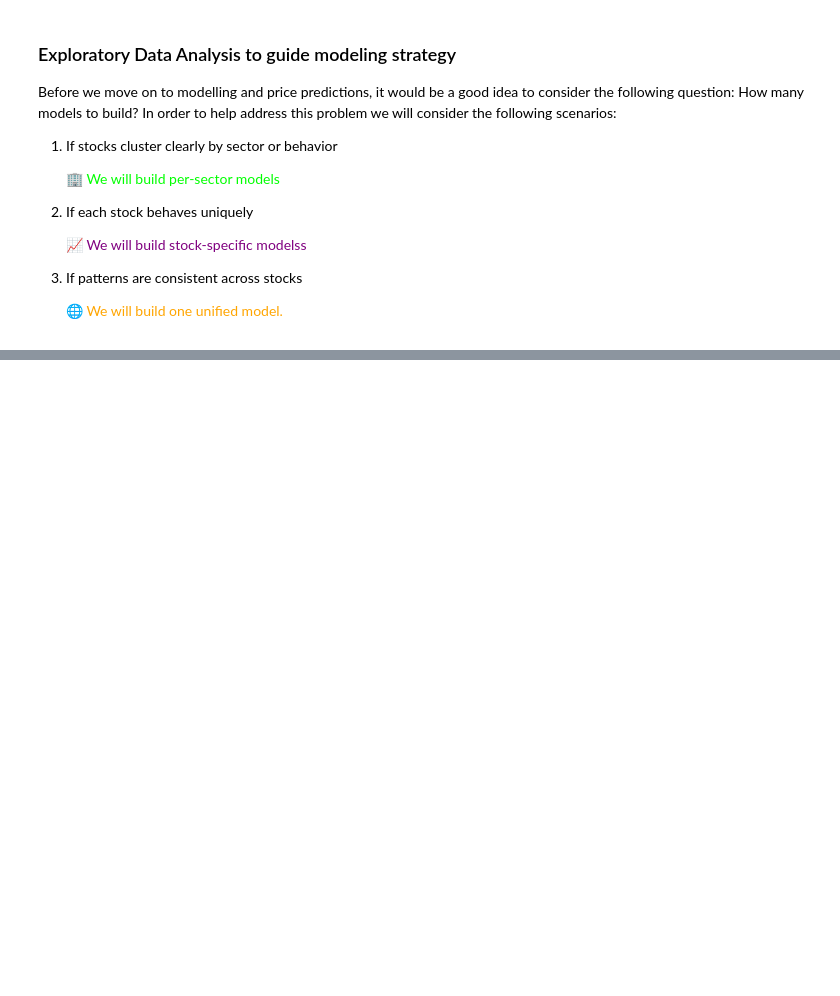
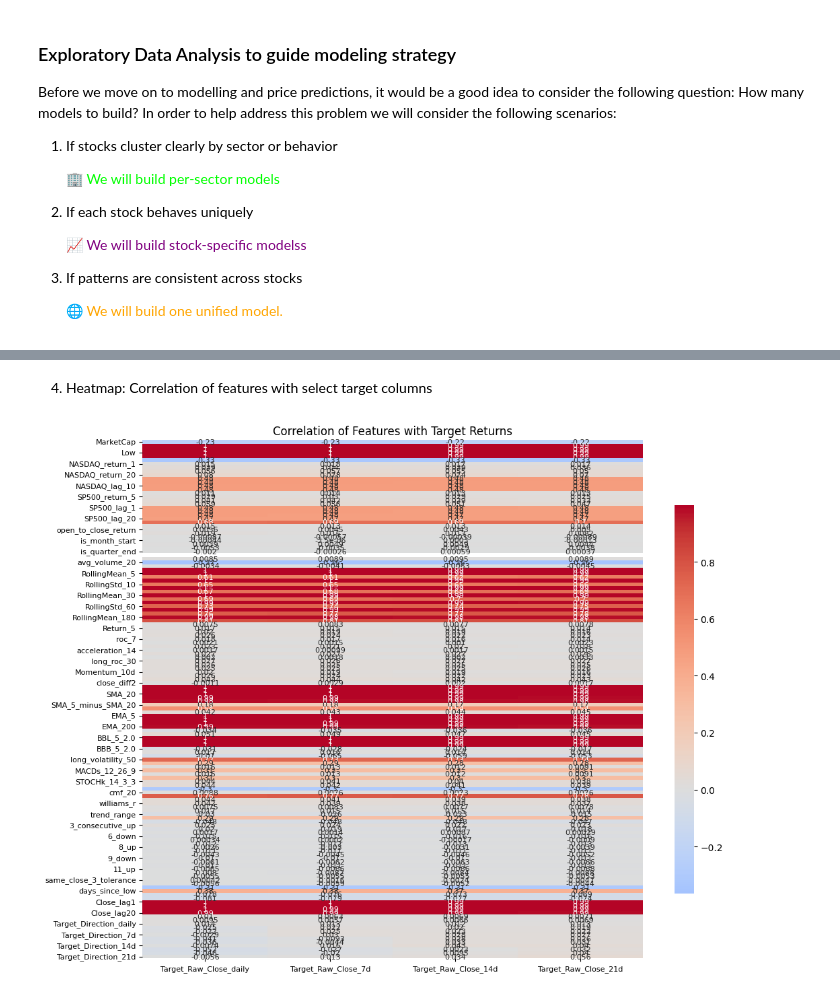
Before and after one commit to beatusia/stock-price-predictor, a Jupyter notebook: notebooks/01_EDA.ipynb, the cells around one changed output, grey strips where cells are left out. Drawn from its saved outputs; the diff is of its cells as text; code cells hidden in the pictures; blank space fills up the shorter version.

```diff
--- a/notebooks/01_EDA.ipynb
+++ b/notebooks/01_EDA.ipynb
@@ -207,0 +463,40 @@ ValueError: Mime type rendering requires nbformat>=4.2.0 but it is not installed
+# %% [markdown]
+4. Heatmap: Correlation of features with select target columns
+# %%
+import seaborn as sns
+import matplotlib.pyplot as plt
+
+# Select only numeric columns for correlation
+numeric_cols = numeric_cols = train_df.select_dtypes(include='number').select_dtypes(include='number')
+corr = numeric_cols.corr()
+
+# Adjust target names
+targets = [
+    'Target_Raw_Close_daily',
+    'Target_Raw_Close_7d',
+    'Target_Raw_Close_14d',
+    'Target_Raw_Close_21d',
+]
+
+# Filter only existing targets (safe)
+existing_targets = [col for col in targets if col in corr.columns]
+
+if existing_targets:
+    corr_with_targets = corr[existing_targets].drop(existing_targets, errors='ignore')
+    plt.figure(figsize=(12,10))
+    sns.heatmap(
+        corr_with_targets,
+        annot=True,
+        cmap='coolwarm',
+        center=0,
+        annot_kws={"size": 8},       # smaller annotation font
+        cbar_kws={"shrink": 0.75}   # optional: smaller colorbar
+    )
+    plt.title('Correlation of Features with Target Returns', fontsize=12)   # smaller title font
+    plt.xticks(fontsize=8)   # smaller x-axis labels
+    plt.yticks(fontsize=8)   # smaller y-axis labels
+    plt.show()
+else:
+    print("No target columns found in correlation matrix.")
+# %% [output]
+[figure, added]
```
Also changed, not shown: parts of 83 cells of this notebook, 5 other files.
